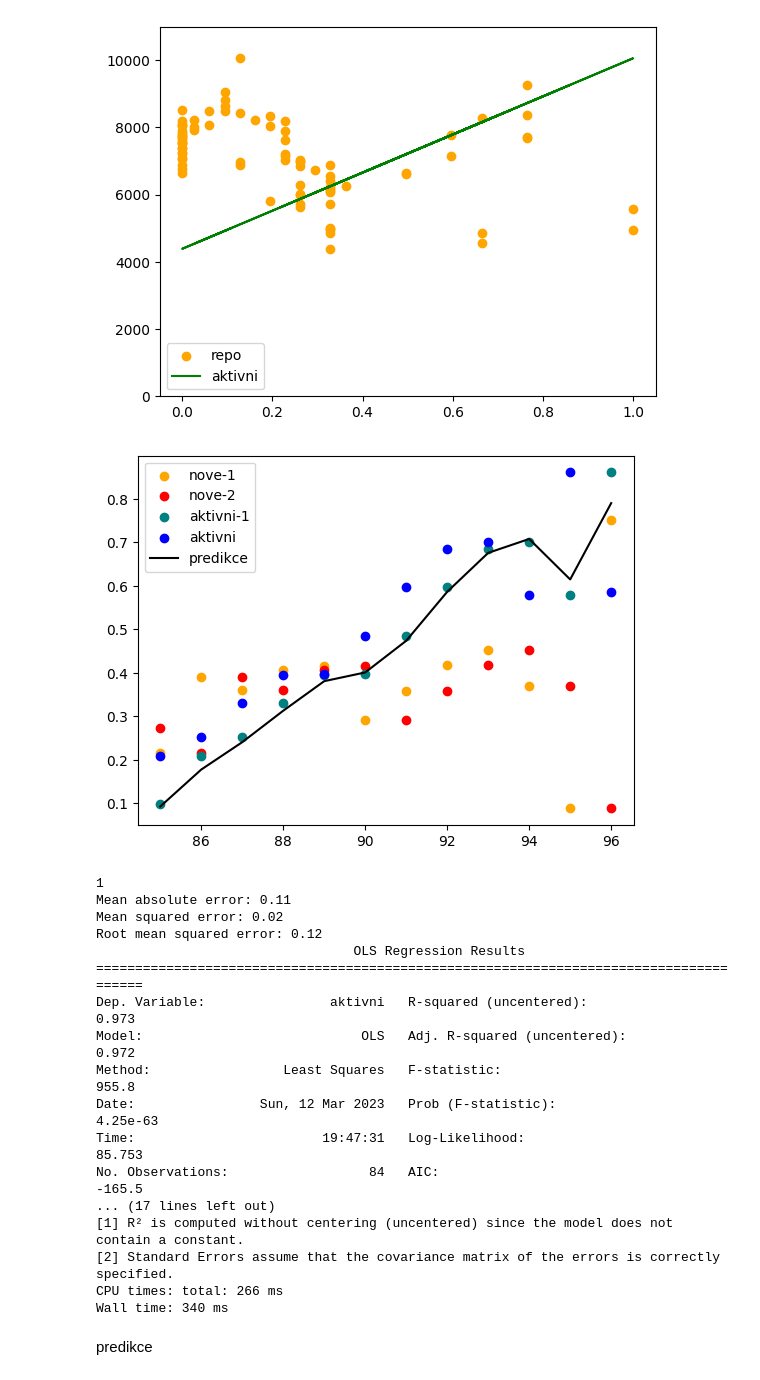
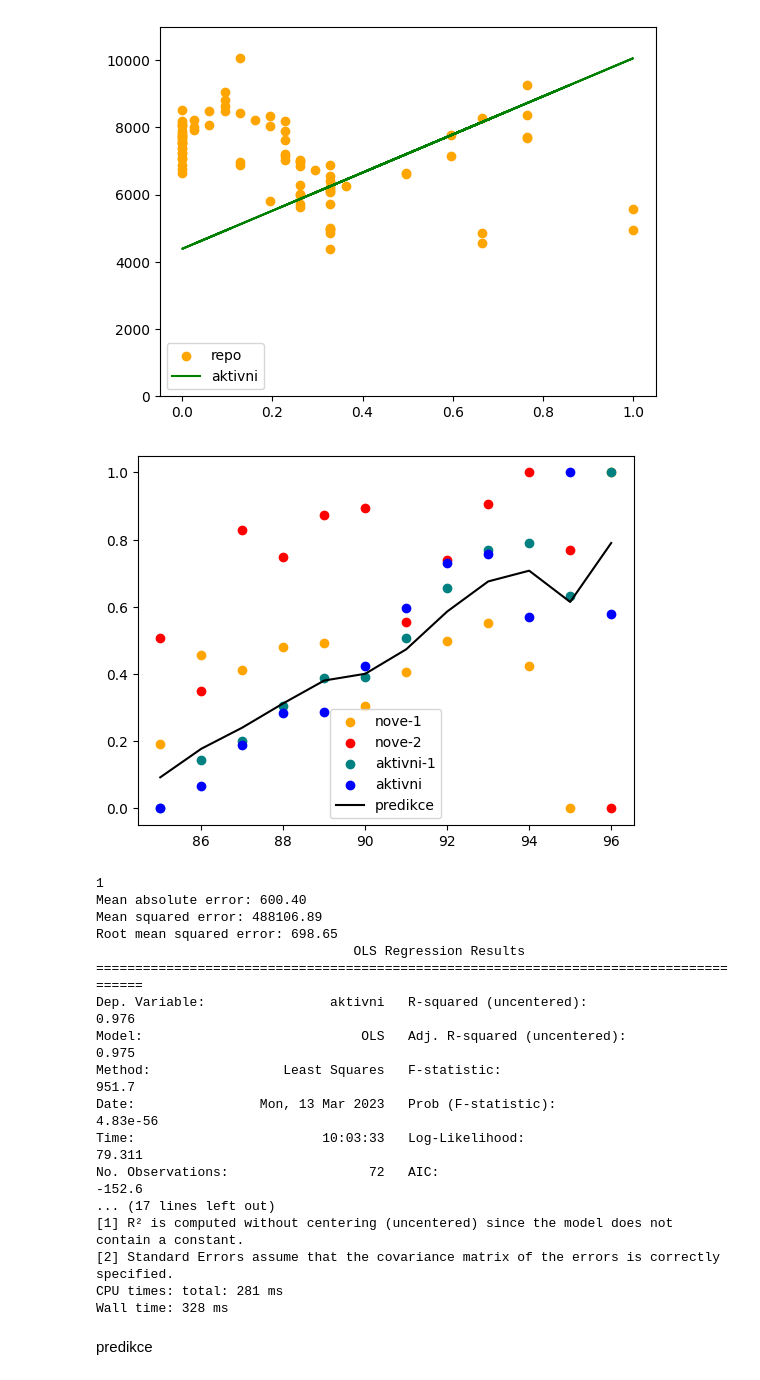
Before and after one commit to HonzaHalik/sws, a Jupyter notebook: code/predictive modeling/funkcni/predictive OLS final copy 2.ipynb, the cells around one changed output. Saved outputs shown, nothing was run; the diff lists cells and outputs as text; code cells hidden in the pictures.

```diff
--- a/code/predictive modeling/funkcni/predictive OLS final copy 2.ipynb
+++ b/code/predictive modeling/funkcni/predictive OLS final copy 2.ipynb
@@ -236,11 +236,10 @@ df = pd.read_excel(fr"C:\Users\halik\OneDrive\development\github\sws\code\predic
 df = df.drop(df.index[:13])
 df = df.drop(df.index[-12:])
 
-df=(df-df.min())/(df.max()-df.min())
-#plt.ylim(0,11000)
 graf = True
 test = True
 out = True
+
 models = []
 rmse_list = []
 y_pred_list = []
@@ -250,6 +249,7 @@ df_train =df.drop(df.index[-12:])
 #*test dataframe bez randomizace
 df_test = df.drop(df.index[:-12])
 df_test = df.drop(df.index[:-12])
+df_test_graf = df_test
 
 
 repo = ['repo', 'repo-1', 'repo-2', 'repo-3', 'repo-4', 'repo-5', 'repo-6', 'repo-7']
@@ -272,54 +272,69 @@ y_test = y.drop(y.index[:-12])
 #*fit OLS regresi na train datech
 model = sm.OLS(y_train,X_train).fit()
 if test:
     # Predict on the test set
     y_pred = model.predict(X_test)
     y_pred_list.append(y_pred)
     # Evaluate the model
     mae = mean_absolute_error(y_test, y_pred)
     mse = mean_squared_error(y_test, y_pred)
     rmse = np.sqrt(mse)
     rmse_list.append(rmse)
 
 #*dotrenovat model na vsech datech
 model = sm.OLS(y,X).fit()
 #*pridat modely do listu pro ulozeni
 models.append(model)
 if graf:
     #>>graf
+    #*normalizovat data pro graf
+    df=(df-df.min())/(df.max()-df.min())
+    df_test_graf=(df_test_graf-df_test_graf.min())/(df_test_graf.max()-df_test_graf.min())
+    #* definovat data
+    X = df[["aktivni-1", "nove-1", "nove-2"]]
+    y = df[['aktivni']]
+    #* training dataframe bez randomizace
+    X_train = X.drop(X.index[-12:])
+    y_train = y.drop(y.index[-12:])
+    #* testing dataframe bez randomizace
+    X_test = X.drop(X.index[:-12])
+    y_test = y.drop(y.index[:-12])
+    #*fit OLS regresi na train datech
+    model = sm.OLS(y_train,X_train).fit()
+    y_pred = model.predict(X_test)
     #* trenovaci data
-    plt.scatter(df_test.index,df_test['nove-1'],label="nove-1",color="orange")
-    plt.scatter(df_test.index,df_test['nove-2'],label="nove-2",color="red")
-    plt.scatter(df_test.index,df_test['aktivni-1'],label="aktivni-1",color="teal")
+    plt.scatter(df_test_graf.index,df_test_graf['nove-1'],label="nove-1",color="orange")
+    plt.scatter(df_test_graf.index,df_test_graf['nove-2'],label="nove-2",color="red")
+    plt.scatter(df_test_graf.index,df_test_graf['aktivni-1'],label="aktivni-1",color="teal")
     #* realita
-    plt.scatter(df_test.index,df_test['aktivni'],label="aktivni",color="blue")
+    plt.scatter(df_test_graf.index,df_test_graf['aktivni'],label="aktivni",color="blue")
     #* predikce
-    plt.plot(df_test.index, y_pred.values, label='predikce', color="black")
+    plt.plot(df_test_graf.index, y_pred.values, label='predikce', color="black")
     plt.legend()
     plt.show()
 if out:
     print(len(models))
     print(f"Mean absolute error: {mae:.2f}")
     print(f"Mean squared error: {mse:.2f}")
     print(f"Root mean squared error: {rmse:.2f}")
     print(model.summary())
 # %% [output]
-[figure, old version]
+[figure, new version]
 1
-Mean absolute error: 0.11
-Mean squared error: 0.02
-Root mean squared error: 0.12
+Mean absolute error: 600.40
+Mean squared error: 488106.89
+Root mean squared error: 698.65
                                  OLS Regression Results
 =======================================================================================
-Dep. Variable:                aktivni   R-squared (uncentered):                   0.973
-Model:                            OLS   Adj. R-squared (uncentered):              0.972
-Method:                 Least Squares   F-statistic:                              955.8
-Date:                Sun, 12 Mar 2023   Prob (F-statistic):                    4.25e-63
-Time:                        19:47:31   Log-Likelihood:                          85.753
-No. Observations:                  84   AIC:                                     -165.5
+Dep. Variable:                aktivni   R-squared (uncentered):                   0.976
+Model:                            OLS   Adj. R-squared (uncentered):              0.975
+Method:                 Least Squares   F-statistic:                              951.7
+Date:                Mon, 13 Mar 2023   Prob (F-statistic):                    4.83e-56
+Time:                        10:03:33   Log-Likelihood:                          79.311
+No. Observations:                  72   AIC:                                     -152.6
 ... (17 lines left out)
 [1] R² is computed without centering (uncentered) since the model does not contain a constant.
 [2] Standard Errors assume that the covariance matrix of the errors is correctly specified.
-CPU times: total: 266 ms
-Wall time: 340 ms
+CPU times: total: 281 ms
+Wall time: 328 ms
 # %%
```
Also changed, not shown: parts of 2 cells of this notebook, 2 other files.
